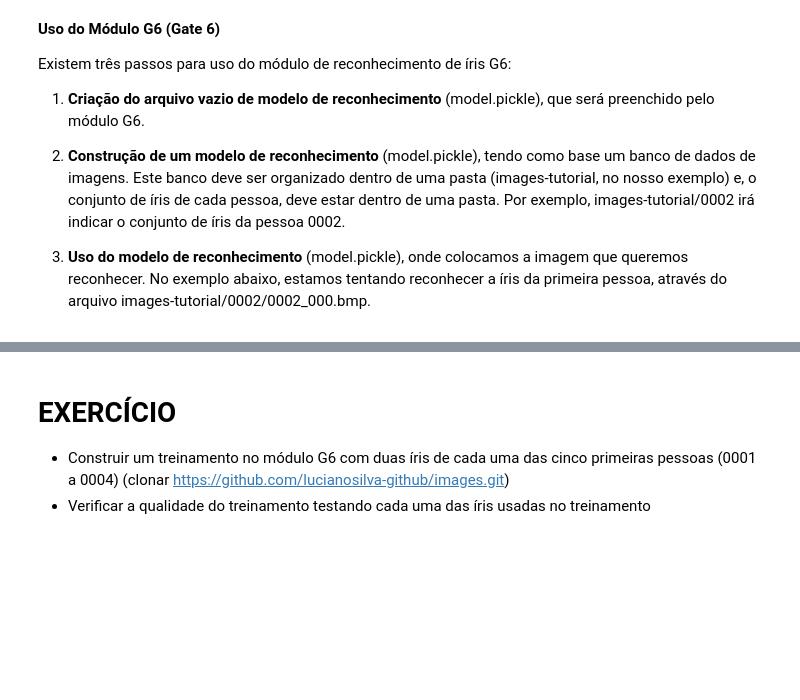
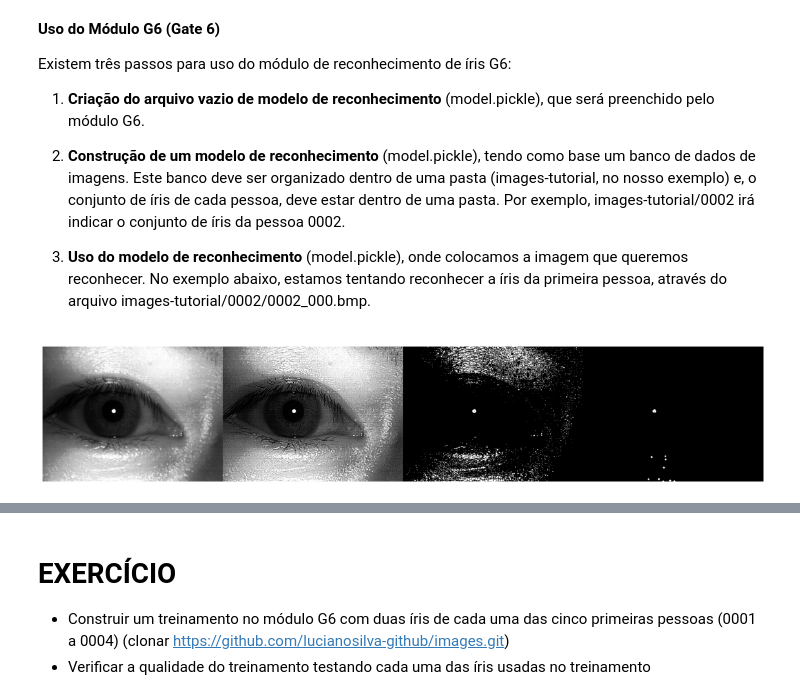
Before and after one commit to cicerotcv/iris-recognition, a Jupyter notebook: projeto.ipynb, the cells around one changed output, grey strips where cells are left out. Cells and saved outputs as stored; diff of their text form; code cells hidden in the pictures; blank space fills up the shorter version.

```diff
--- a/projeto.ipynb
+++ b/projeto.ipynb
@@ -76,0 +143,5 @@ Existem três passos para uso do módulo de reconhecimento de íris G6:
+# %%
+def white_equalizer(img: np.ndarray):
+    img_gray = cv.cvtColor(img, cv.COLOR_BGR2GRAY)
+    img_gray = cv.equalizeHist(img_gray)
+    return cv.cvtColor(img_gray, cv.COLOR_GRAY2BGR)
@@ -76,0 +156,8 @@ Existem três passos para uso do módulo de reconhecimento de íris G6:
+# %%
+def sharpen_img(img):
+    img_copy = img.copy()
+    kernel = np.array([[-1, -1, -1],
+                       [-1,  9, -1],
+                       [-1, -1, -1]])
+    img_copy = cv.filter2D(img_copy, -1, kernel)
+    return img_copy
@@ -76,0 +209,23 @@ Existem três passos para uso do módulo de reconhecimento de íris G6:
+# %%
+def remove_reflex(img:np.ndarray, thresh=150):
+    gray = white_equalizer(img)
+    gray = bgr2gray(gray)
+    sharpened = sharpen_img(gray)
+
+    _, thresholded = cv.threshold(sharpened, 250, 255, 0)
+    kernel = cv.getStructuringElement(cv.MORPH_ELLIPSE, (3, 3))
+
+    n_iterations = 3
+    closed = cv.dilate(cv.erode(thresholded, kernel, iterations=n_iterations), kernel, iterations=n_iterations)
+
+    cv_imshow(np.hstack((
+        gray,
+        sharpened,
+        thresholded,
+        closed,
+    )))
+
+test_img = cv.imread(f'{input_dir}/0002/0002_001.bmp')
+remove_reflex(test_img)
+# %% [output]
+[figure, added]
```
Also changed, not shown: parts of 22 cells of this notebook, 55 other files.
